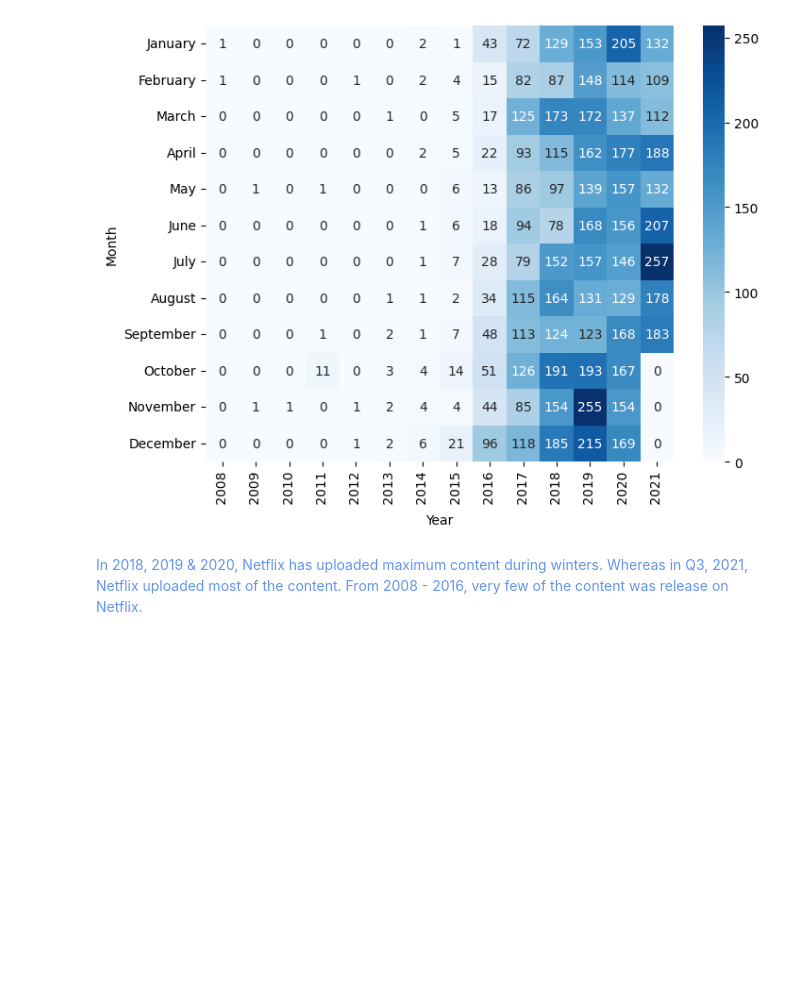
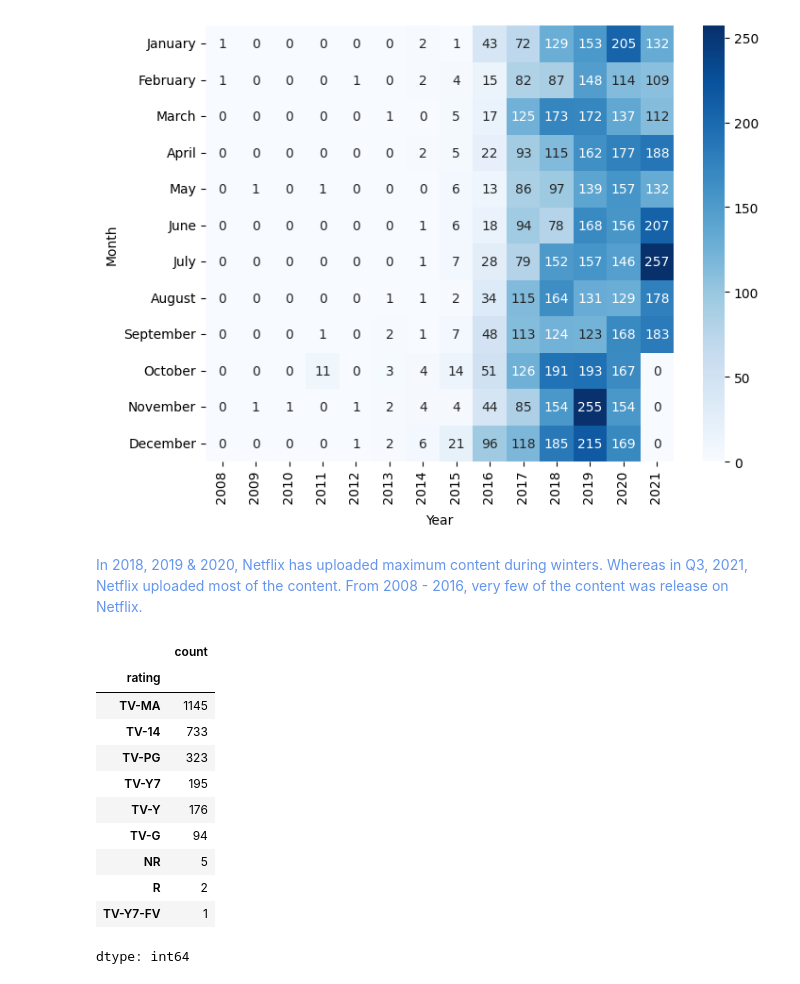
Before and after one commit to r9hit10/NetFlix-EDA, a Jupyter notebook: Netflix_Exploratory_Data_Analysis.ipynb, the cells around one changed output. Cells and saved outputs as stored; diff of their text form; code cells hidden in the pictures; blank space fills up the shorter version.

```diff
--- a/Netflix_Exploratory_Data_Analysis.ipynb
+++ b/Netflix_Exploratory_Data_Analysis.ipynb
@@ -763,3 +763,18 @@ plt.show()
 # %% [markdown]
 <font color="cornflowerblue">In 2018, 2019 & 2020, Netflix has uploaded maximum content during winters. Whereas in Q3, 2021, Netflix uploaded most of the content.
 From 2008 - 2016, very few of the content was release on Netflix.  </font>
+# %%
+TV["rating"].value_counts()
+# %% [output]
+|  | count |
+| rating |  |
+| TV-MA | 1145 |
+| TV-14 | 733 |
+| TV-PG | 323 |
+| TV-Y7 | 195 |
+| TV-Y | 176 |
+| TV-G | 94 |
+| NR | 5 |
+| R | 2 |
+| TV-Y7-FV | 1 |
+dtype: int64
```
Also changed, not shown: parts of 2 cells of this notebook.
